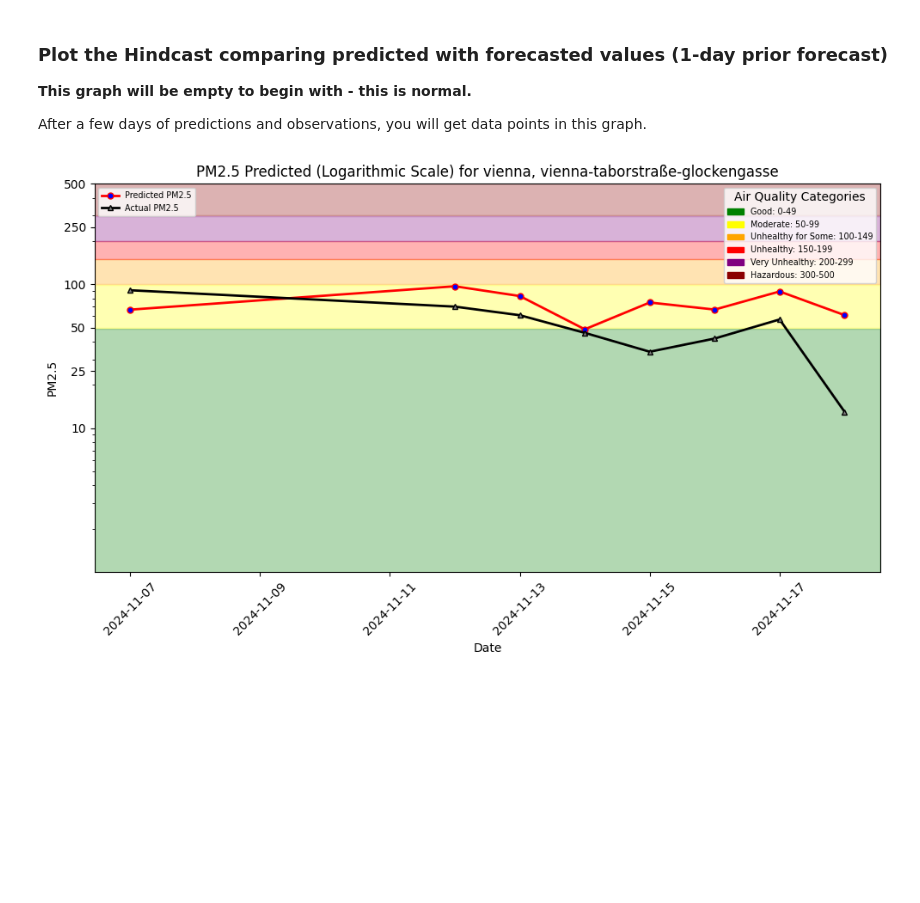
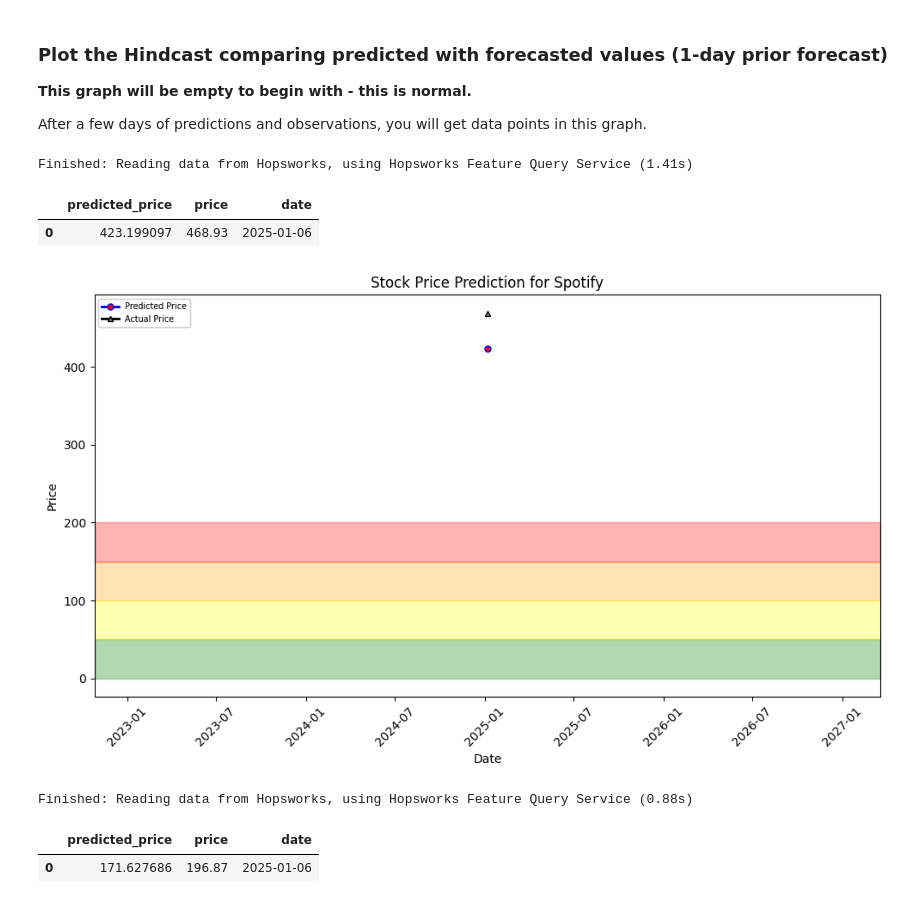
Before and after one commit to TheresaHoesl/StockMarketPrediction, a Jupyter notebook: notebooks/4_stockpred_batch_inference.ipynb, the cells around one changed output. Saved outputs shown, nothing was run; the diff lists cells and outputs as text; code cells hidden in the pictures; blank space fills up the shorter version.

Commit message:
added hindcast and html.file

```diff
--- a/notebooks/4_stockpred_batch_inference.ipynb
+++ b/notebooks/4_stockpred_batch_inference.ipynb
@@ -404,14 +397,40 @@ plt.show()
 __This graph will be empty to begin with - this is normal.__
 
 After a few days of predictions and observations, you will get data points in this graph.
+# %%
+SPOT_pred_df = spot_pred_fg.read()
+# Convert timestamps to datetime and set timezone to UTC
+SPOT_pred_df['timestamp'] = SPOT_pred_df['timestamp'].dt.tz_localize(None)
+spot_df['timestamp'] = spot_df['timestamp'].dt.tz_localize(None)
+merged_SPOT_df = pd.merge(SPOT_pred_df, spot_df, on='timestamp', how='inner')
+merged_SPOT_df['date'] = merged_SPOT_df['timestamp'].copy()
+merged_SPOT_df.drop('timestamp', axis=1, inplace=True)
+merged_SPOT_df
+# %% [output]
+Finished: Reading data from Hopsworks, using Hopsworks Feature Query Service (1.41s)
+|  | predicted_price | price | date |
+| 0 | 423.199097 | 468.93 | 2025-01-06 |
 # %%
-# file_path = "../docs/air-quality/assets/img/pm25_hindcast_1day.png"
-# if os.path.exists(os.path.dirname(file_path)):
-#     plt = util.plot_air_quality_forecast(city, street, hindcast_df, file_path, hindcast=True)
-# else:
-#     os.makedirs(os.path.dirname(file_path), exist_ok=True)
-#     plt = util.plot_air_quality_forecast(city, street, hindcast_df, file_path, hindcast=True)
+file_path = "../notebooks/img/spot_hindcast.png"
+if os.path.exists(os.path.dirname(file_path)):
+    plt = util.plot_stock_price_forecast(df=merged_SPOT_df, file_path=file_path, name="Spotify", hindcast=True)
+else:
+    os.makedirs(os.path.dirname(file_path), exist_ok=True)
+    plt = util.plot_stock_price_forecast(df=merged_SPOT_df, file_path=file_path, name="Spotify", hindcast=True)
 
-# plt.show()
+plt.show()
 # %% [output]
-[figure, old version]
+[figure, new version]
+# %%
+GOOGL_pred_df = googl_pred_fg.read()
+# Convert timestamps to datetime and set timezone to UTC
+GOOGL_pred_df['timestamp'] = GOOGL_pred_df['timestamp'].dt.tz_localize(None)
+googl_df['timestamp'] = googl_df['timestamp'].dt.tz_localize(None)
+merged_GOOGL_df = pd.merge(GOOGL_pred_df, googl_df, on='timestamp', how='inner')
+merged_GOOGL_df['date'] = merged_GOOGL_df['timestamp'].copy()
+merged_GOOGL_df.drop('timestamp', axis=1, inplace=True)
+merged_GOOGL_df
+# %% [output]
+Finished: Reading data from Hopsworks, using Hopsworks Feature Query Service (0.88s)
+|  | predicted_price | price | date |
+| 0 | 171.627686 | 196.87 | 2025-01-06 |
```
Also changed, not shown: parts of 19 cells of this notebook, 7 other files.
